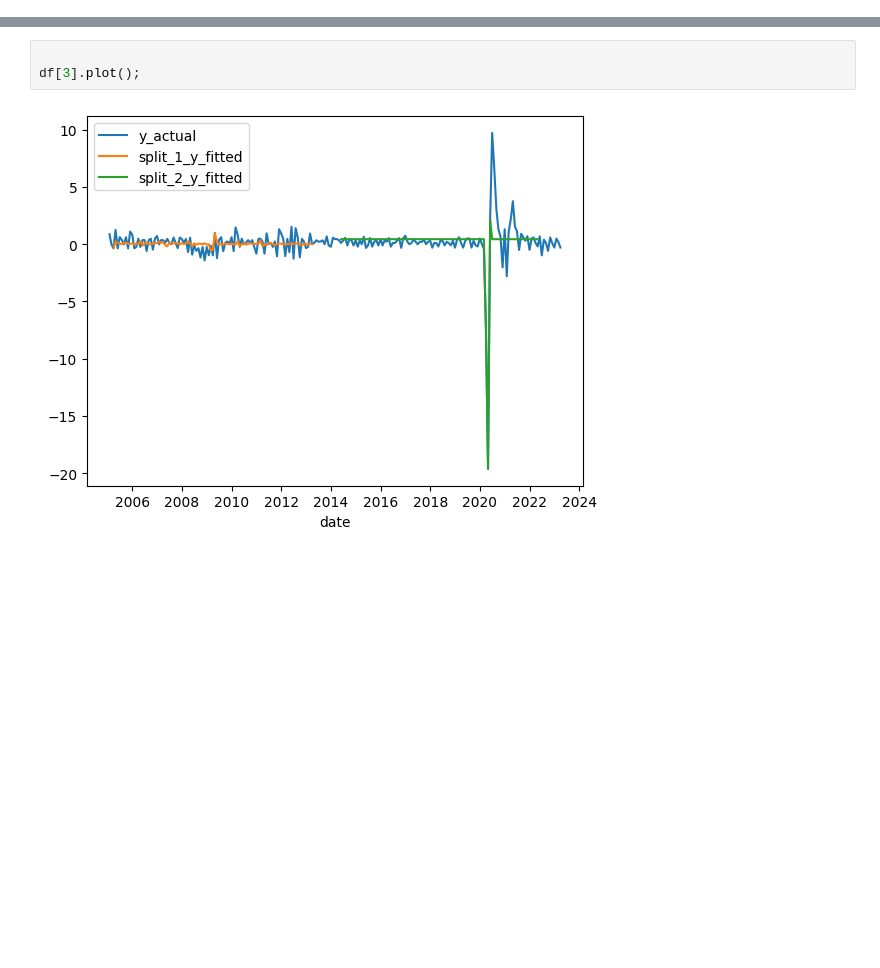
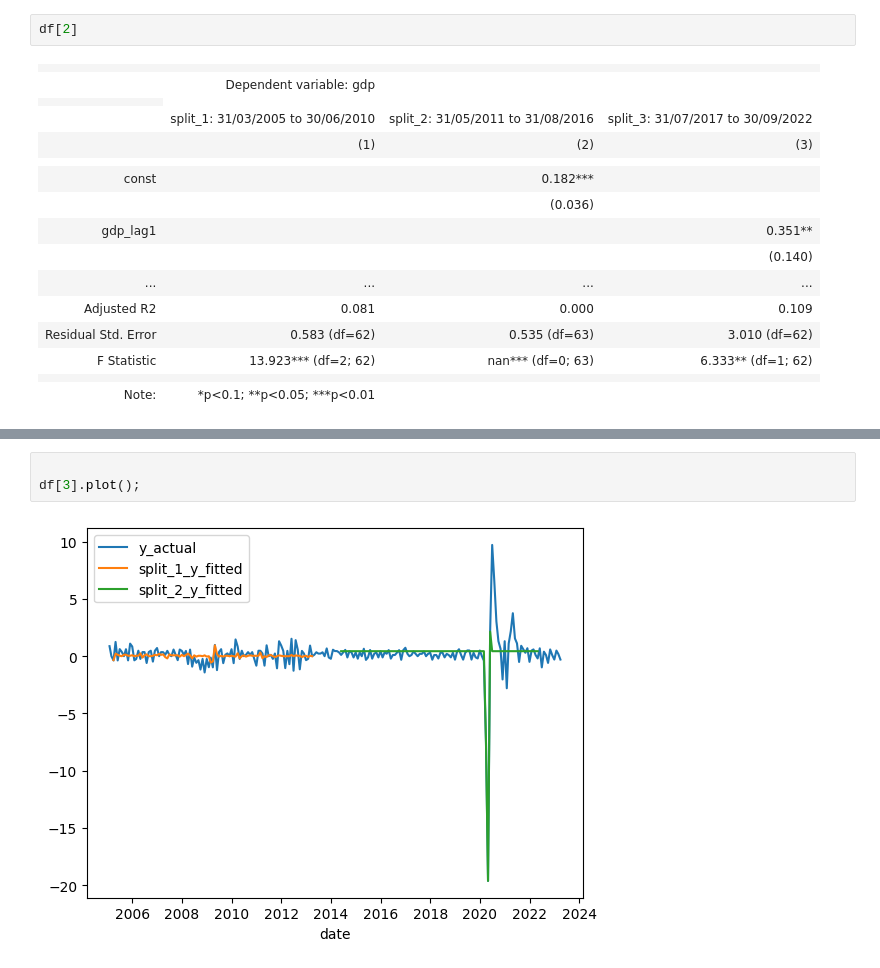
Before and after one commit to martinlyngerasmussen/auto_regressor, a Jupyter notebook: Code test.ipynb, the cells around one changed output, grey strips where cells are left out. Drawn from its saved outputs; the diff is of its cells as text; blank space fills up the shorter version.

```diff
--- a/Code test.ipynb
+++ b/Code test.ipynb
@@ -42,0 +57,19 @@ df[3].tail()
+# %%
+df[2]
+# %% [output]
+|  |  |  |  |
+|  | Dependent variable: gdp |  |  |
+|  |
+|  | split_1: 31/03/2005 to 30/06/2010 | split_2: 31/05/2011 to 31/08/2016 | split_3: 31/07/2017 to 30/09/2022 |
+|  | (1) | (2) | (3) |
+|  |  |  |  |
+| const |  | 0.182*** |  |
+|  |  | (0.036) |  |
+| gdp_lag1 |  |  | 0.351** |
+|  |  |  | (0.140) |
+| ... | ... | ... | ... |
+| Adjusted R2 | 0.081 | 0.000 | 0.109 |
+| Residual Std. Error | 0.583 (df=62) | 0.535 (df=63) | 3.010 (df=62) |
+| F Statistic | 13.923*** (df=2; 62) | nan*** (df=0; 63) | 6.333** (df=1; 62) |
+|  |  |  |  |
+| Note: | *p<0.1; **p<0.05; ***p<0.01 |  |  |
```
Also changed, not shown: parts of 11 cells of this notebook, 1 other file.
